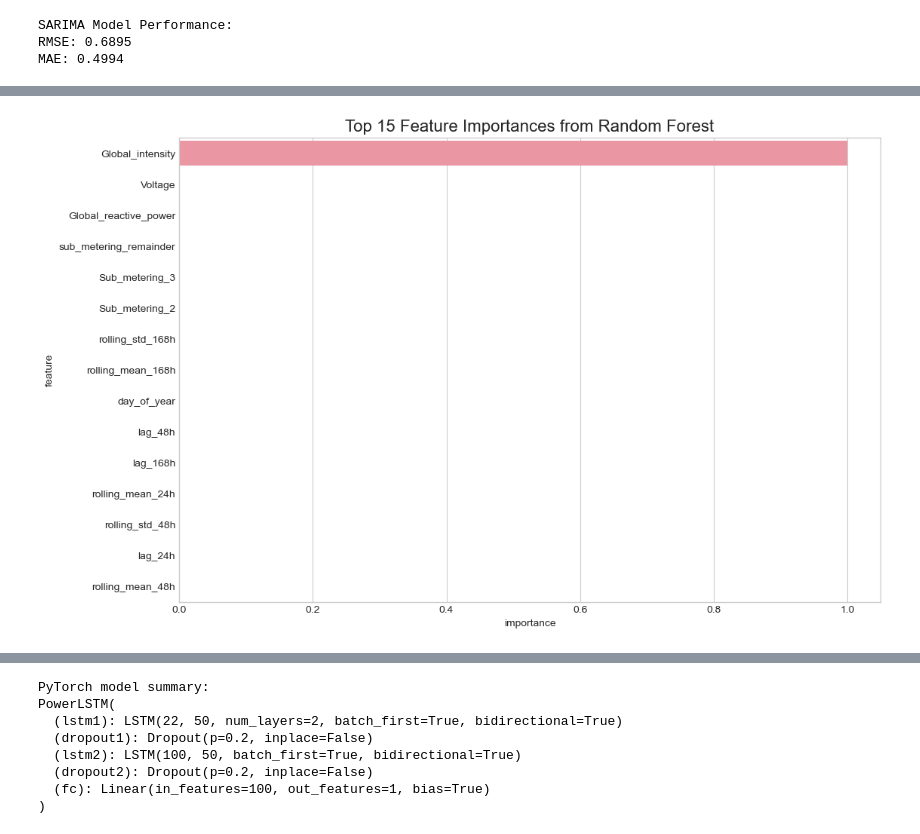
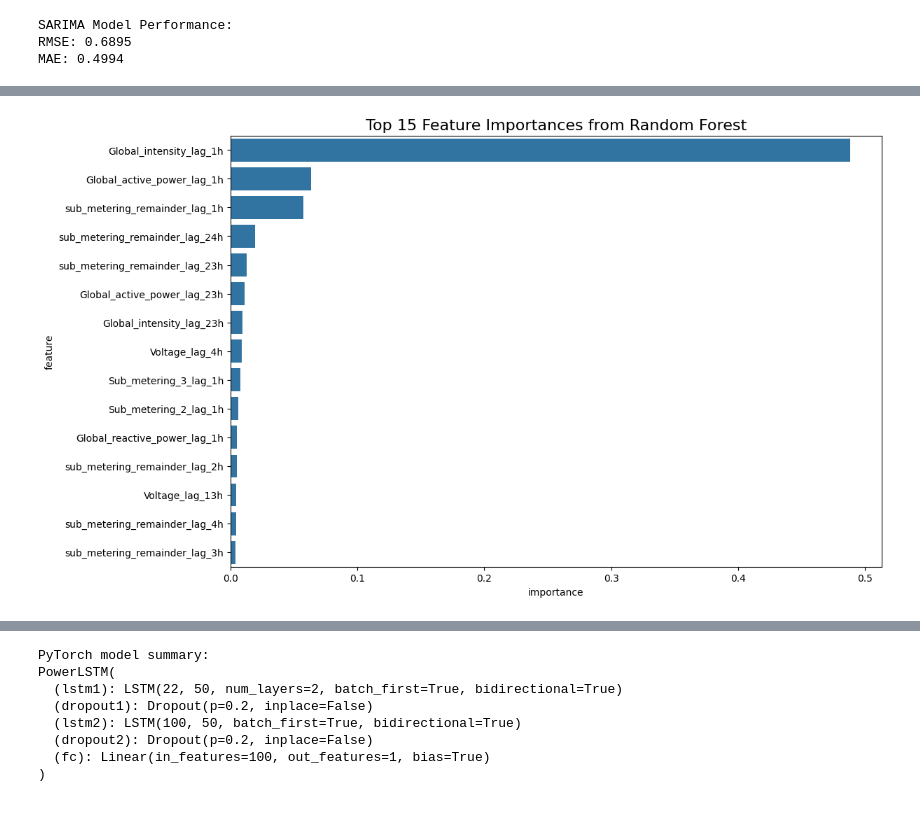
Before and after one commit to Poor1ST/Global-Energy-Forecast, a Jupyter notebook: household.ipynb, the cells around one changed output, grey strips where cells are left out. Cells and saved outputs as stored; diff of their text form; code cells hidden in the pictures.

```diff
--- a/household.ipynb
+++ b/household.ipynb
@@ -346,0 +374,3 @@ plt.show()
+# %%
+df_ml = df_hourly.drop(columns=['hour', 'day_of_week', 'day_of_year', 'month', 'quarter', 'year'])
+df_ml
@@ -389,0 +448,16 @@ X_test shape: (168, 22)
+# %%
+def split_data(df, test_size=0.2):
+    """
+    Splits the dataframe into training and testing sets.
+    """
+    train_data = df.iloc[:-int(test_size * len(df))]
+    test_data = df.iloc[-int(test_size * len(df)):]
+    X_train = train_data.drop(columns=['Global_active_power', 'Global_intensity','sub_metering_remainder', 'Sub_metering_3', 'Sub_metering_2', 'Sub_metering_1', 'Global_reactive_power', 'Voltage'])
+    y_train = train_data['Global_active_power']
+    X_test = test_data.drop(columns=['Global_active_power', 'Global_intensity','sub_metering_remainder', 'Sub_metering_3', 'Sub_metering_2', 'Sub_metering_1', 'Global_reactive_power', 'Voltage'])
+    y_test = test_data['Global_active_power']
+    return X_train, y_train, X_test, y_test
+
+X_train_1, y_train_1, X_test_1, y_test_1 = split_data(df_1_ml)
+X_train_2, y_train_2, X_test_2, y_test_2 = split_data(df_2_ml)
+X_train_7, y_train_7, X_test_7, y_test_7 = split_data(df_7_ml)
@@ -393,15 +484,15 @@ from sklearn.ensemble import RandomForestRegressor
 # Initialize and train the Random Forest model
 rf_model = RandomForestRegressor(n_estimators=100, random_state=42, n_jobs=-1, min_samples_leaf=5)
 print("Training Random Forest model...")
-rf_model.fit(X_train, y_train)
+rf_model.fit(X_train_1, y_train_1)
 print("Training complete.")
 
 # Make predictions on the test set
-rf_predictions = rf_model.predict(X_test)
+rf_predictions = rf_model.predict(X_test_1)
 
 # Evaluate the model
-rf_rmse = np.sqrt(mean_squared_error(y_test, rf_predictions))
-rf_mae = mean_absolute_error(y_test, rf_predictions)
+rf_rmse = np.sqrt(mean_squared_error(y_test_1, rf_predictions))
+rf_mae = mean_absolute_error(y_test_1, rf_predictions)
 
 print(f"\nRandom Forest Model Performance:")
 print(f"RMSE: {rf_rmse:.4f}")
@@ -416,16 +521,16 @@ MAE: 0.0134
 # %%
 # Get feature importances
 importances = rf_model.feature_importances_
-feature_importance_df = pd.DataFrame({'feature': features, 'importance': importances})
+feature_importance_df = pd.DataFrame({'feature': X_train_1.columns, 'importance': importances})
 feature_importance_df = feature_importance_df.sort_values('importance', ascending=False).head(15)
 
 # Plot feature importances
 plt.figure(figsize=(12, 8))
 sns.barplot(x='importance', y='feature', data=feature_importance_df)
 plt.title('Top 15 Feature Importances from Random Forest', fontsize=16)
 plt.show()
 # %% [output]
-[figure, old version]
+[figure, new version]
 # %%
 !pip install xgboost
 # %% [output]
```
Also changed, not shown: parts of 24 cells of this notebook, 4 other files.
